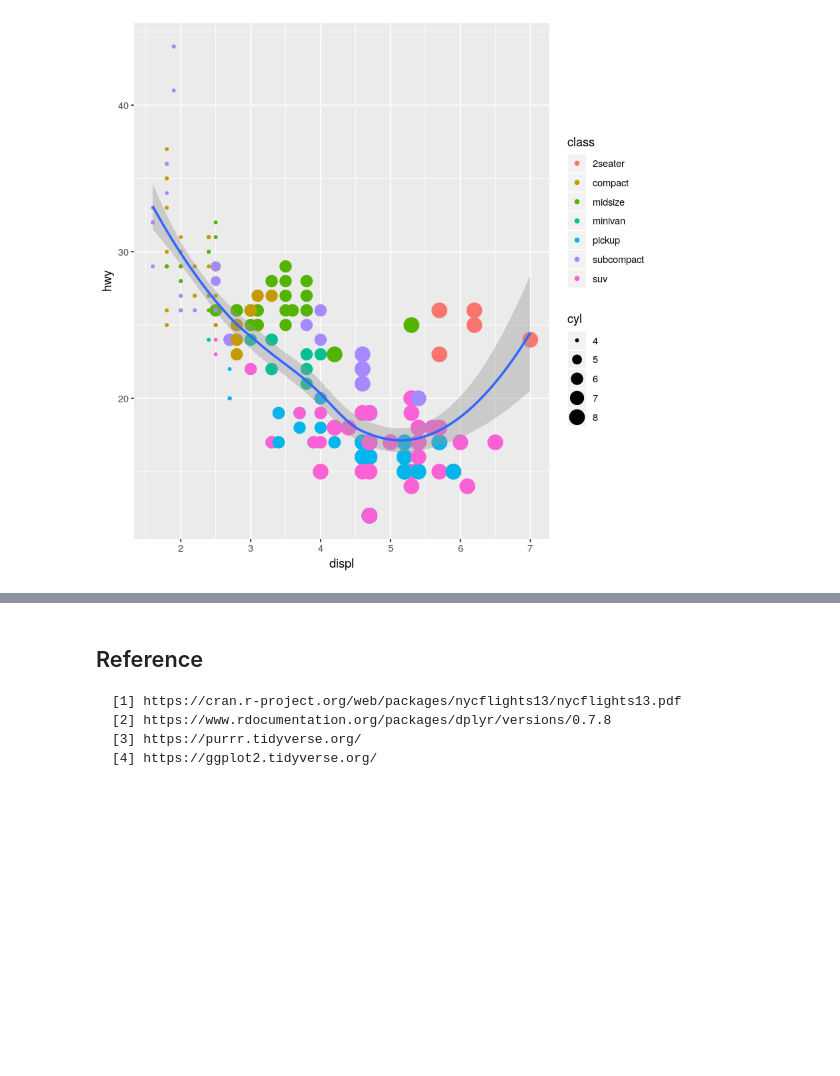
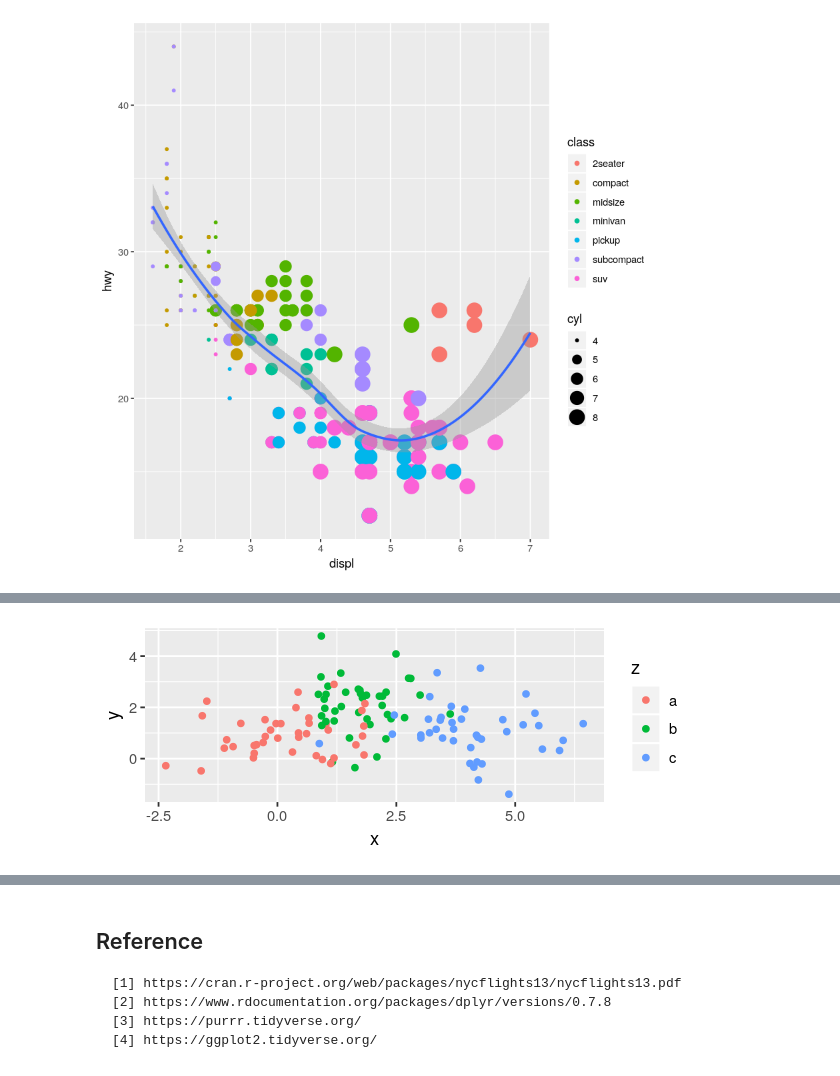
Before and after one commit to nithinivi/DataScienceInR, a Jupyter notebook: 03-Data_frames_and_Visualisations.ipynb, the cells around one changed output, grey strips where cells are left out. Drawn from its saved outputs; the diff is of its cells as text; code cells hidden in the pictures; blank space fills up the shorter version.

```diff
--- a/03-Data_frames_and_Visualisations.ipynb
+++ b/03-Data_frames_and_Visualisations.ipynb
@@ -298,0 +279,7 @@ ggplot() +
+# %%
+df <- data.frame(
+  x = rnorm(120, c(0, 2, 4)),
+  y = rnorm(120, c(1, 2, 1)),
+  z = letters[1:3]
+)
+head(df)
@@ -298,0 +297,5 @@ ggplot() +
+# %%
+ggplot(df, aes(x, y)) +
+  geom_point(aes(colour = z))
+# %% [output]
+[figure, added]
```
Also changed, not shown: parts of 17 cells of this notebook.
